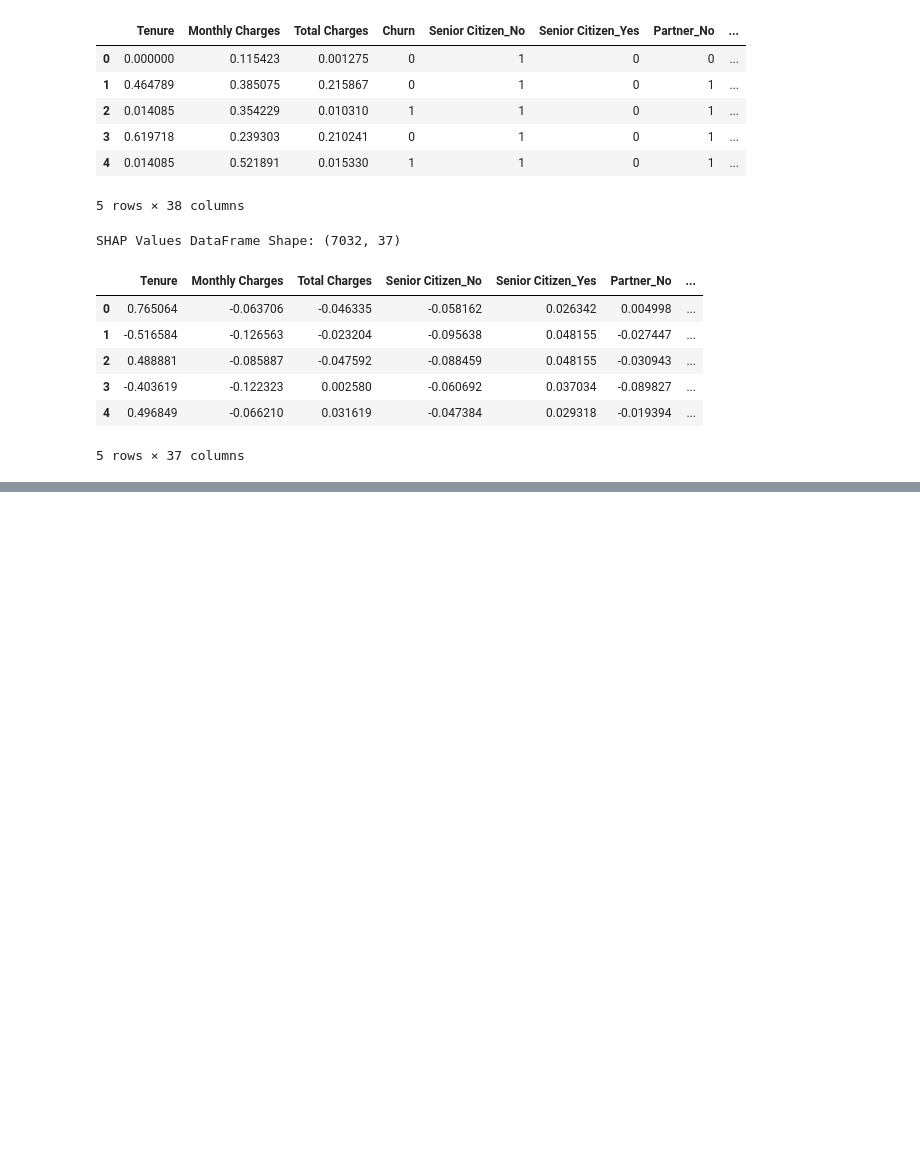
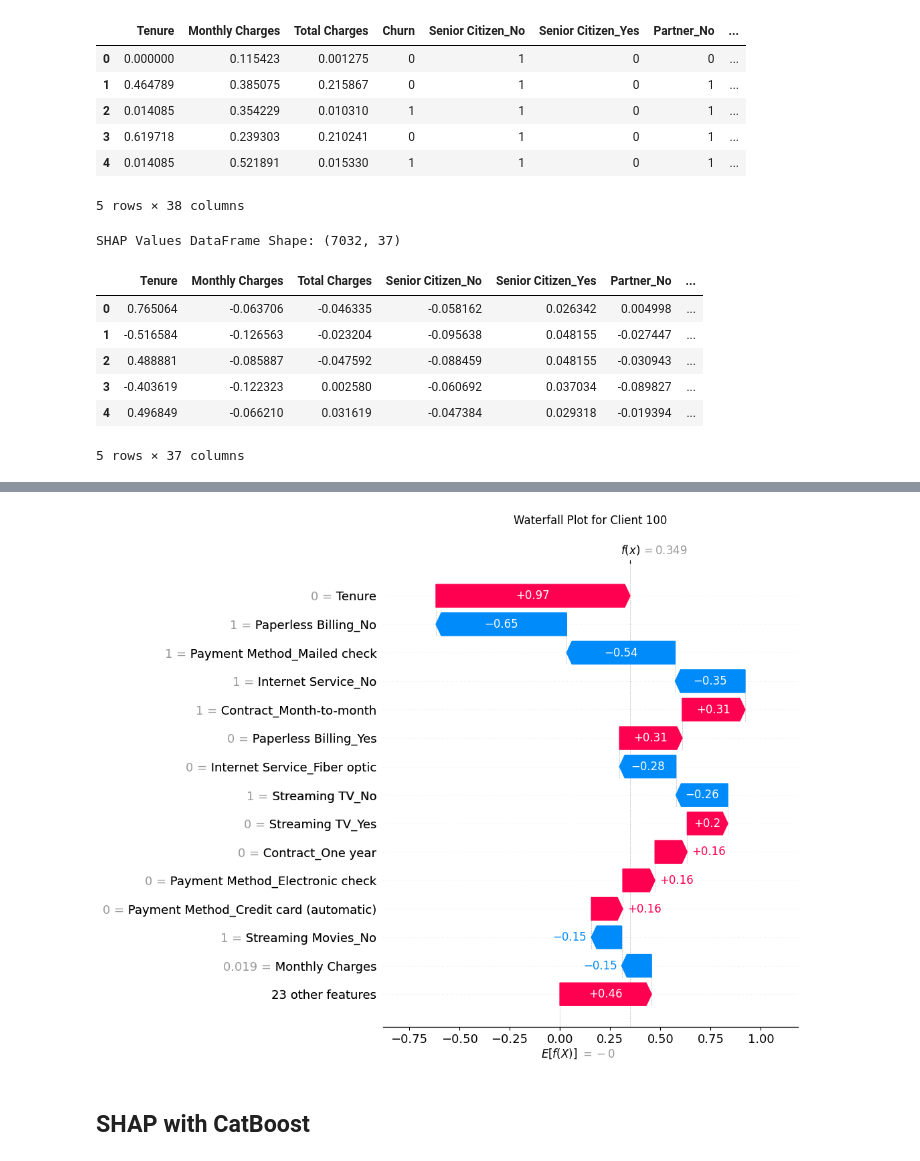
Before and after one commit to Silvano315/Churn-Prediction-with-SHAP, a Jupyter notebook: SHAP.ipynb, the cells around one changed output, grey strips where cells are left out. Saved outputs shown, nothing was run; the diff lists cells and outputs as text; code cells hidden in the pictures; blank space fills up the shorter version.

```diff
--- a/SHAP.ipynb
+++ b/SHAP.ipynb
@@ -97,0 +137,19 @@ shap.summary_plot(shap_df_sorted.values, X, plot_type="bar", show=False)
+# %%
+# Local Explanation with Waterfall plot
+
+# For XGBoost the returned units for the Shapley values are in log-odds and Waterfall plot doesn't implement link = 'logit'
+
+exp = shap.Explanation(
+    shap_df_sorted.iloc[client].values,
+    expected_values_df_sorted.iloc[client].values,
+    X.iloc[client,:],
+    feature_names=X.columns
+)
+
+plt.title(f"Waterfall Plot for Client {client}\n")
+
+shap.waterfall_plot(exp, max_display=15)
+# %% [output]
+[figure, added]
+# %% [markdown]
+## SHAP with CatBoost
```
Also changed, not shown: parts of 8 cells of this notebook.
